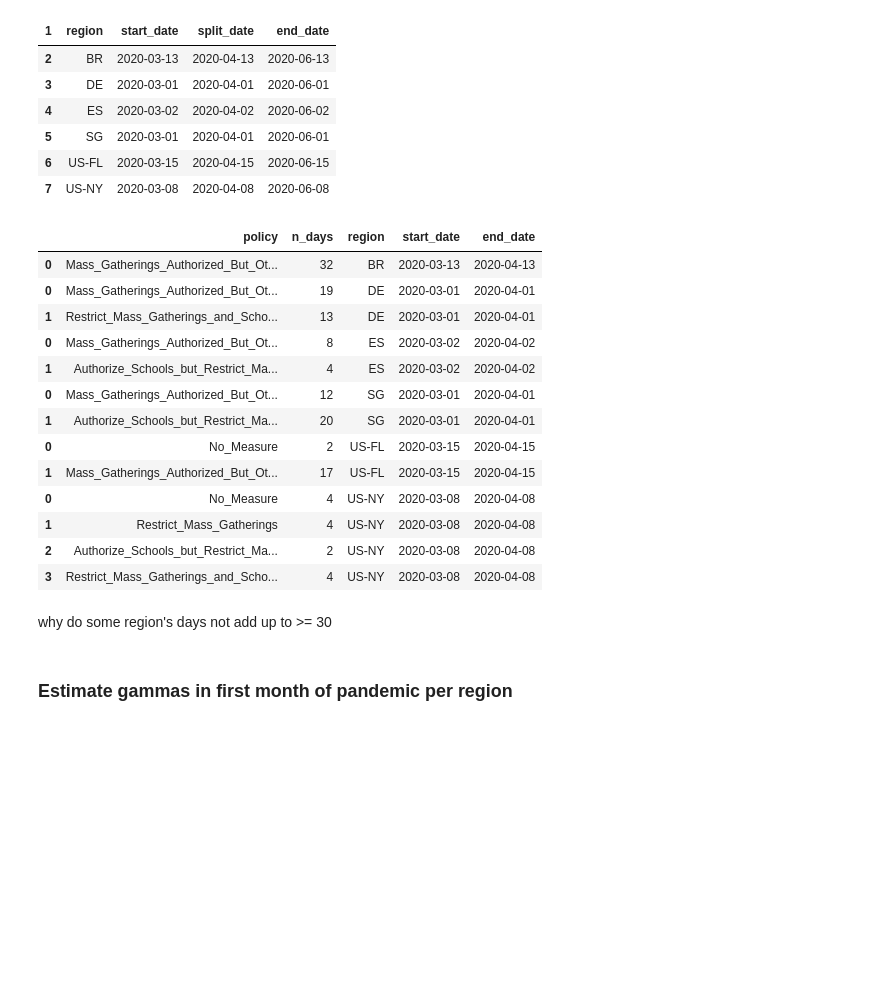
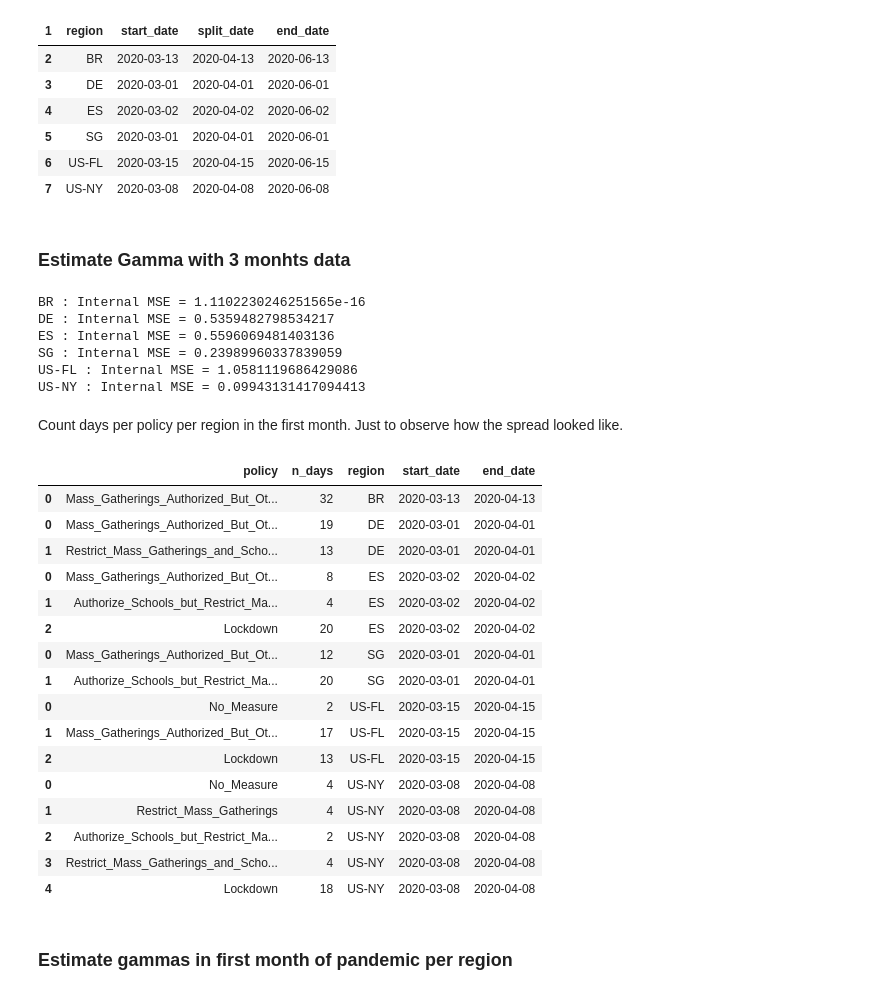
Before and after one commit to COVIDAnalytics/THEMIS, a Jupyter notebook: notebooks/monthly_dominant_policy.ipynb, the cells around one changed output. Saved outputs shown, nothing was run; the diff lists cells and outputs as text; code cells hidden in the pictures; blank space fills up the shorter version.

```diff
--- a/notebooks/monthly_dominant_policy.ipynb
+++ b/notebooks/monthly_dominant_policy.ipynb
@@ -125,2 +150,2 @@ import seaborn as sns
 # %%
-summary_df = pd.read_csv('simulation_results/policy_economic_impact_calculation_results_v2.csv')
+summary_df = pd.read_csv('simulation_results/policy_economic_impact_calculation_results_v4_2025-10-30.csv')
@@ -140,0 +281,27 @@ sns.relplot(data=summary_df.query("region == 'BR'"), x='gamma', y='region_gamma'
+# %%
+# sns.set_theme(style='whitegrid')
+# sns.relplot(data=summary_df.query("region == 'US-NY'"), x='gamma', y='region_gamma', hue='Observed')
+
+df = summary_df.query("region == 'US-NY'").reset_index()
+fig = px.scatter(
+    df,
+    x="gamma",
+    y="region_gamma",
+    color="Observed",
+    template="plotly_white",
+    hover_data={
+        "policy":True,           # format policy
+        "gamma":":.3f",
+        "region_gamma":":.3f",
+        "Observed":True
+    },
+    width=600,      # square canvas
+    height=600
+)
+fig.update_layout(
+    xaxis_title="gamma",
+    yaxis_title="region_gamma",
+    legend_title_text="Observed",
+    title="New York - Gamma Values"
+)
+fig.update_xaxes(range=[0, 1.05])
@@ -155,3 +326,26 @@ region_start_end
 | 5 | SG | 2020-03-01 | 2020-04-01 | 2020-06-01 |
 | 6 | US-FL | 2020-03-15 | 2020-04-15 | 2020-06-15 |
 | 7 | US-NY | 2020-03-08 | 2020-04-08 | 2020-06-08 |
+# %% [markdown]
+### Estimate Gamma with 3 monhts data
+# %%
+gamma_baseline_df = []
+
+for _, row in region_start_end.iterrows():
+    region = row.region
+    start_date = row.start_date
+    end_date = row.end_date
+    region_gamma_df, err = get_region_gamma_df_v2(region, start_date, end_date, policy_days_thresh=5)
+    region_gamma_df['region'] = region
+    print(f"{region} : Internal MSE = {err}")
+    gamma_baseline_df.append(region_gamma_df)
+
+gamma_baseline_df = pd.concat(gamma_baseline_df)
+gamma_baseline_df = gamma_baseline_df.reset_index(names=['policy'])
+# %% [output]
+BR : Internal MSE = 1.1102230246251565e-16
+DE : Internal MSE = 0.5359482798534217
+ES : Internal MSE = 0.5596069481403136
+SG : Internal MSE = 0.23989960337839059
+US-FL : Internal MSE = 1.0581119686429086
+US-NY : Internal MSE = 0.09943131417094413
@@ -158,3 +354,5 @@ region_start_end
+# %% [markdown]
+Count days per policy per region in the first month. Just to observe how the spread looked like.
 # %%
 region_policy_day_count_df = None
 
@@ -167,43 +365,44 @@ for _, row in region_start_end.iterrows():
         policy_data = read_policy_data_us_only(state=province, start_date=start_date, end_date=end_date)
     else:
         policy_data = read_oxford_country_policy_data(country=country, start_date=start_date, end_date=end_date)
-    n_measures = policy_data.iloc[:, 3:-1].shape[1]
+    n_measures = policy_data.iloc[:, 3:].shape[1]
     dict_region_policy_counts = {
         policy_data.columns[3 + i]: policy_data[
             policy_data.iloc[:, 3 + i] == 1
         ]
         .iloc[:, 3 + i]
         .sum()
         for i in range(n_measures)
     }
     active_policies = [p for p, d in dict_region_policy_counts.items() if d > 0]
     df = pd.DataFrame({'policy': active_policies, 'n_days': [dict_region_policy_counts[p] for p in active_policies]})
     df['region'] = region
     df['start_date'] = start_date
     df['end_date'] = end_date
 
     if region_policy_day_count_df is None:
         region_policy_day_count_df = df
     else:
         region_policy_day_count_df = pd.concat([region_policy_day_count_df, df])
 
 region_policy_day_count_df
 # %% [output]
 |  | policy | n_days | region | start_date | end_date |
 | 0 | Mass_Gatherings_Authorized_But_Ot... | 32 | BR | 2020-03-13 | 2020-04-13 |
 | 0 | Mass_Gatherings_Authorized_But_Ot... | 19 | DE | 2020-03-01 | 2020-04-01 |
 | 1 | Restrict_Mass_Gatherings_and_Scho... | 13 | DE | 2020-03-01 | 2020-04-01 |
 | 0 | Mass_Gatherings_Authorized_But_Ot... | 8 | ES | 2020-03-02 | 2020-04-02 |
 | 1 | Authorize_Schools_but_Restrict_Ma... | 4 | ES | 2020-03-02 | 2020-04-02 |
+| 2 | Lockdown | 20 | ES | 2020-03-02 | 2020-04-02 |
 | 0 | Mass_Gatherings_Authorized_But_Ot... | 12 | SG | 2020-03-01 | 2020-04-01 |
 | 1 | Authorize_Schools_but_Restrict_Ma... | 20 | SG | 2020-03-01 | 2020-04-01 |
 | 0 | No_Measure | 2 | US-FL | 2020-03-15 | 2020-04-15 |
 | 1 | Mass_Gatherings_Authorized_But_Ot... | 17 | US-FL | 2020-03-15 | 2020-04-15 |
+| 2 | Lockdown | 13 | US-FL | 2020-03-15 | 2020-04-15 |
 | 0 | No_Measure | 4 | US-NY | 2020-03-08 | 2020-04-08 |
 | 1 | Restrict_Mass_Gatherings | 4 | US-NY | 2020-03-08 | 2020-04-08 |
 | 2 | Authorize_Schools_but_Restrict_Ma... | 2 | US-NY | 2020-03-08 | 2020-04-08 |
 | 3 | Restrict_Mass_Gatherings_and_Scho... | 4 | US-NY | 2020-03-08 | 2020-04-08 |
+| 4 | Lockdown | 18 | US-NY | 2020-03-08 | 2020-04-08 |
-# %% [markdown]
-why do some region's days not add up to >= 30
 # %% [markdown]
 ### Estimate gammas in first month of pandemic per region
```
Also changed, not shown: parts of 34 cells of this notebook, 5 other files.
